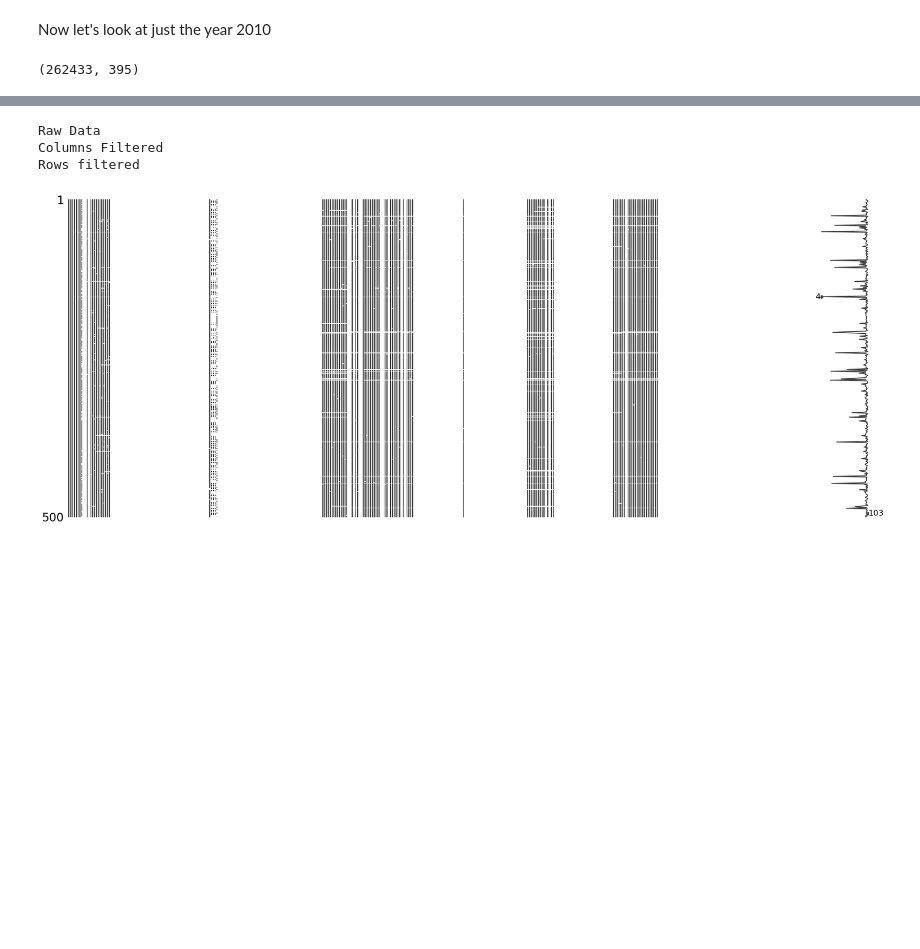
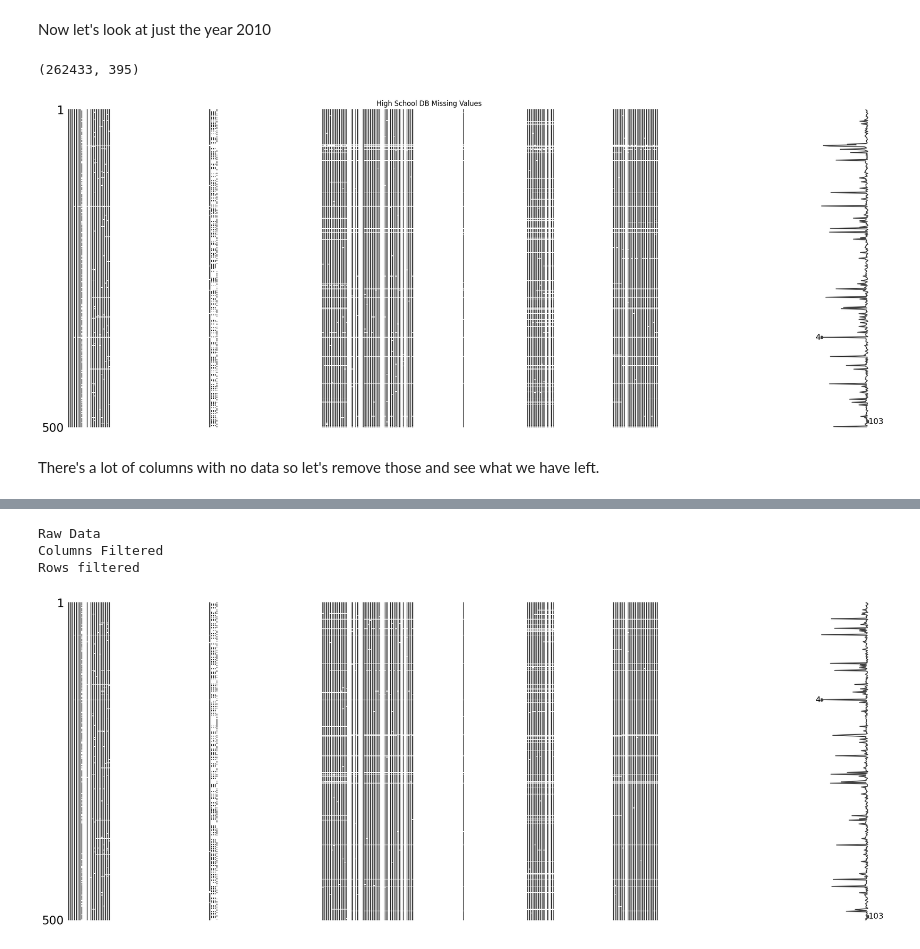
Before and after one commit to Christheoneoneil/stat330_final, a Jupyter notebook: notebooks/01.00-maj-explore-databases.ipynb, the cells around one changed output, grey strips where cells are left out. Cells and saved outputs as stored; diff of their text form; code cells hidden in the pictures; blank space fills up the shorter version.

```diff
--- a/notebooks/01.00-maj-explore-databases.ipynb
+++ b/notebooks/01.00-maj-explore-databases.ipynb
@@ -74,3 +80,30 @@ hs_df_raw = run_query(db_path, query_2010)
 hs_df_raw.shape
 # %% [output]
 (262433, 395)
+# %%
+# Data preprocessing
+hs_df_raw.replace(
+    {'Highest 10%':5,
+     'Above average':4,
+     'Average':3,
+     'Below average':2,
+     'Lowest 10%':1},
+     inplace=True)
+
+hs_df_raw.replace({'Five or more':5,
+                    'Four':4,
+                    'Three':3,
+                    'Two':2,
+                    'One':1,
+                    'Less than one':0,
+                    'None':0}, inplace=True)
+# %%
+# Raw Data
+hs_df_raw_filled = hs_df_raw.fillna(value=np.nan)
+msno.matrix(hs_df_raw_filled.sample(500))
+plt.title("High School DB Missing Values")
+plt.savefig("../stats/high_school_db_msno.png");
+# %% [output]
+[figure, added]
+# %% [markdown]
+There's a lot of columns with no data so let's remove those and see what we have left.
```
Also changed, not shown: parts of 28 cells of this notebook, 11 other files.
